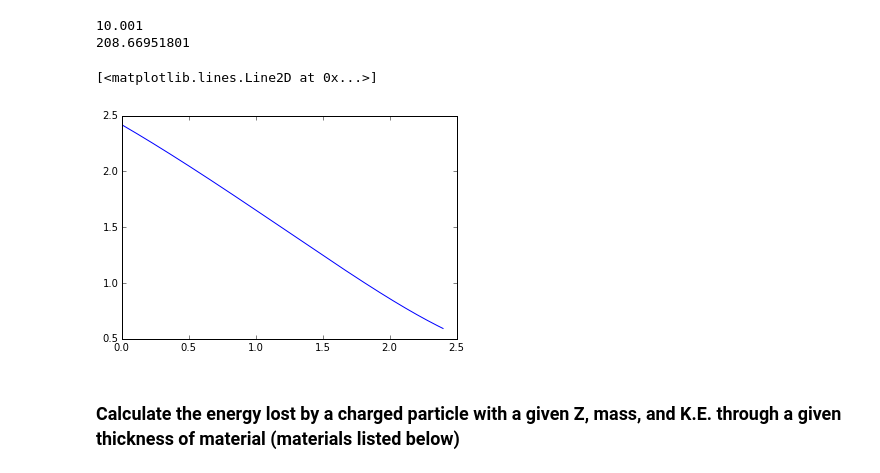
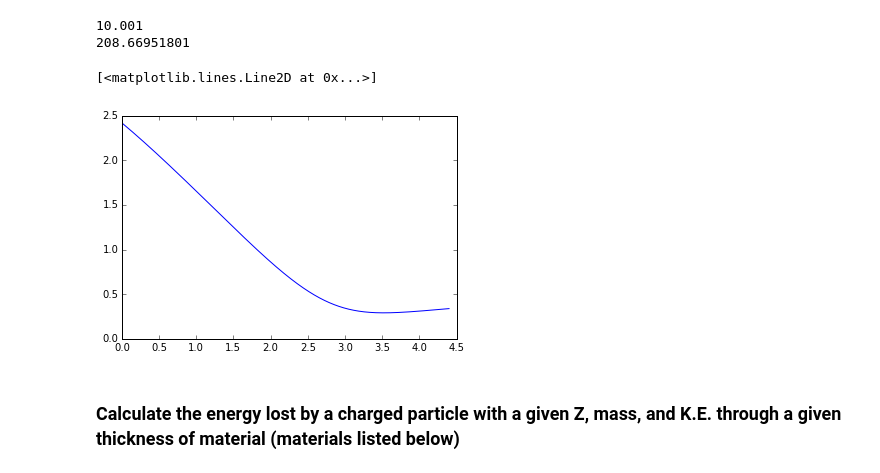
Before and after one commit to piovere/nucnotes, a Jupyter notebook: ne551/projects/StoppingPower/Stopping Power.ipynb, the cells around one changed output. Drawn from its saved outputs; the diff is of its cells as text; code cells hidden in the pictures.

```diff
--- a/ne551/projects/StoppingPower/Stopping Power.ipynb
+++ b/ne551/projects/StoppingPower/Stopping Power.ipynb
@@ -197,7 +197,7 @@ S_test = [S_c(1, mats["Water, Liquid"], T+1, 1.0) for T in range(250)]
 # %% [output]
 100 loops, best of 3: 9.18 ms per loop
 # %%
-S_test = [S_c(1, mats["Water, Liquid"], T/10.0+1, 1.0) for T in range(2500)]
+S_test = [S_c(1, mats["Water, Liquid"], T/10.0+1, 1.0) for T in range(250000)]
 # %%
 S_test
 # %% [output]
@@ -241,10 +241,10 @@ print E
 # %%
 import matplotlib.pyplot as plt
 import numpy as np
-plt.plot(np.log(np.array([T/10.0+1.0 for T in range(2500)]))/np.log(10), np.log(np.array(S_test))/np.log(10))
+plt.plot(np.log(np.array([T/10.0+1.0 for T in range(250000)]))/np.log(10), np.log(np.array(S_test))/np.log(10))
 # %% [output]
 [<matplotlib.lines.Line2D at 0x...>]
-[figure, old version]
+[figure, new version]
 # %% [markdown]
 ### Calculate the energy lost by a charged particle with a given Z, mass, and K.E. through a given thickness of material (materials listed below) ###
 # %% [markdown]
```
Also changed, not shown: parts of 3 cells of this notebook.
